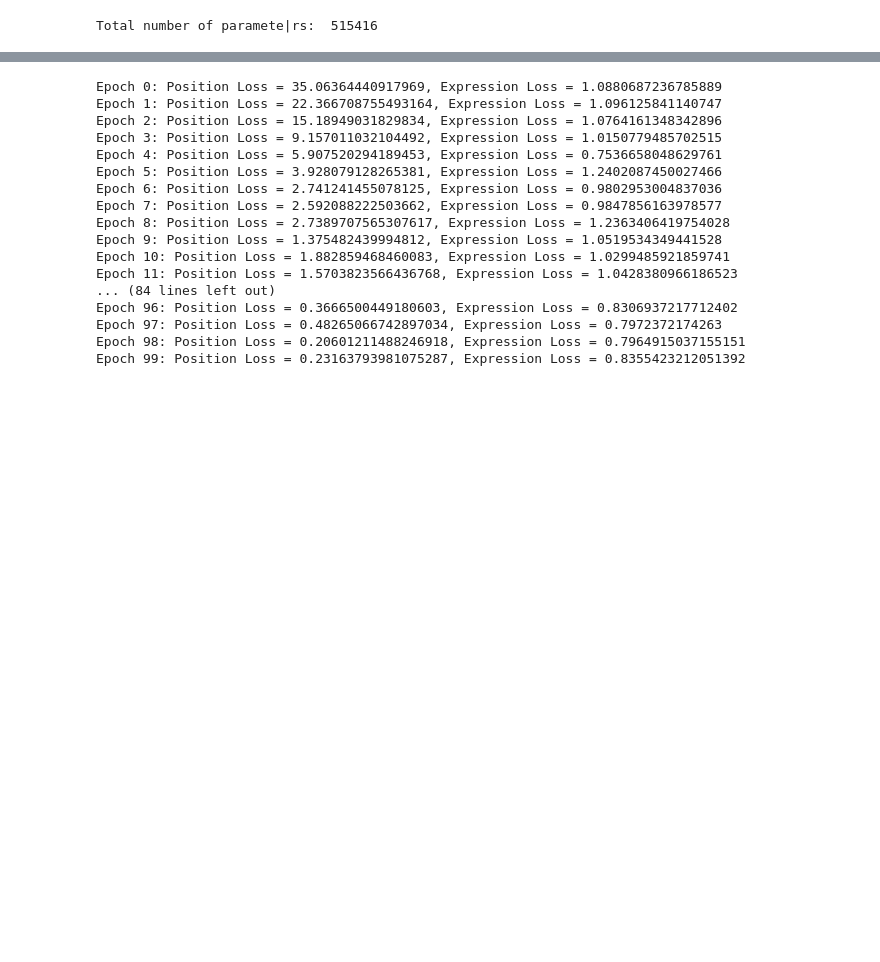
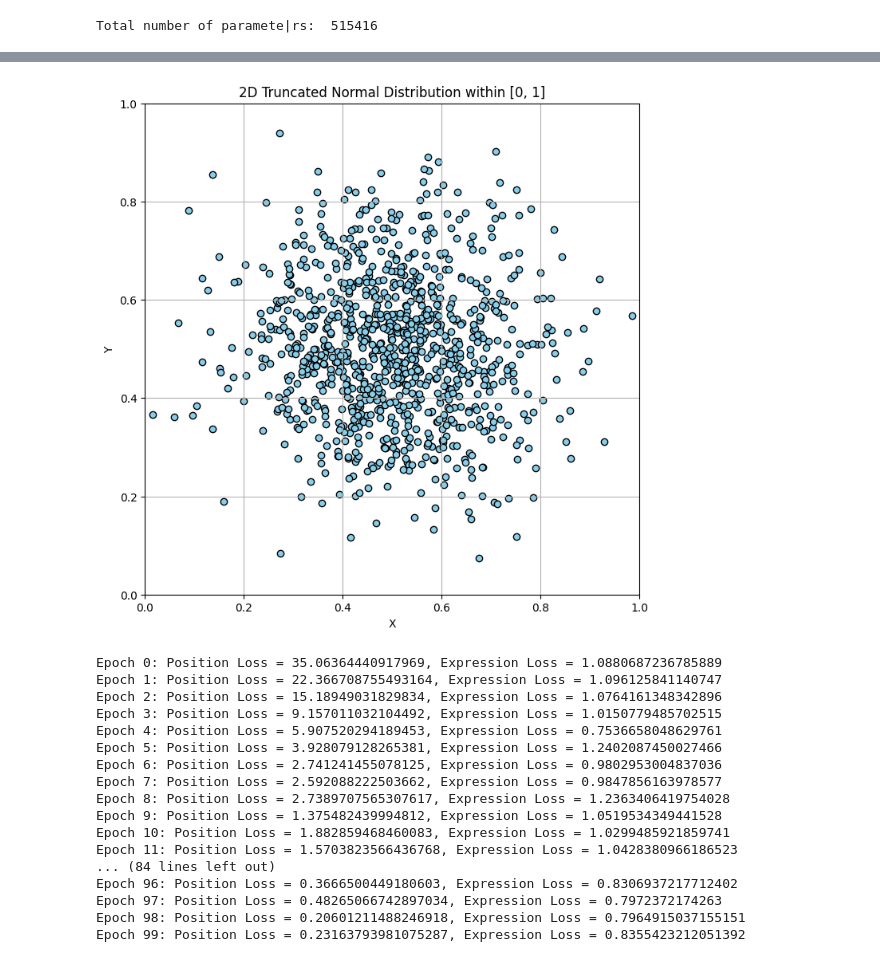
Before and after one commit to RRRussell/DISCO, a Jupyter notebook: Notebook_TrainSTDiffusion.ipynb, the cells around one changed output, grey strips where cells are left out. Cells and saved outputs as stored; diff of their text form; code cells hidden in the pictures; blank space fills up the shorter version.

```diff
--- a/Notebook_TrainSTDiffusion.ipynb
+++ b/Notebook_TrainSTDiffusion.ipynb
@@ -82,3 +96,31 @@ Total number of paramete|rs:  515416
+# %%
+import numpy as np
+import matplotlib.pyplot as plt
+from scipy.stats import truncnorm
+
+def truncated_normal_2d(size, mean=0.5, std=0.15, lower=0.0, upper=1.0):
+    """Generate 2D truncated normal distribution data within [lower, upper]."""
+    a, b = (lower - mean) / std, (upper - mean) / std
+    x = truncnorm.rvs(a, b, loc=mean, scale=std, size=size)
+    y = truncnorm.rvs(a, b, loc=mean, scale=std, size=size)
+    return np.column_stack((x, y))
+
+# Generate 2D sample data using truncated normal distribution
+size = 1000
+data_2d = truncated_normal_2d(size, mean=0.5, std=0.15, lower=0.0, upper=1.0)
+
+# Plot the 2D points to visualize the distribution
+plt.figure(figsize=(8, 8))
+plt.scatter(data_2d[:, 0], data_2d[:, 1], color='skyblue', edgecolor='black')
+plt.title('2D Truncated Normal Distribution within [0, 1]')
+plt.xlabel('X')
+plt.ylabel('Y')
+plt.xlim(0, 1)
+plt.ylim(0, 1)
+plt.grid(True)
+plt.show()
+# %% [output]
+[figure, added]
 # %%
 # Optimizer and scheduler
 optimizer = torch.optim.Adam(model.parameters(),
```
Also changed, not shown: parts of 4 cells of this notebook, 2 other files.
